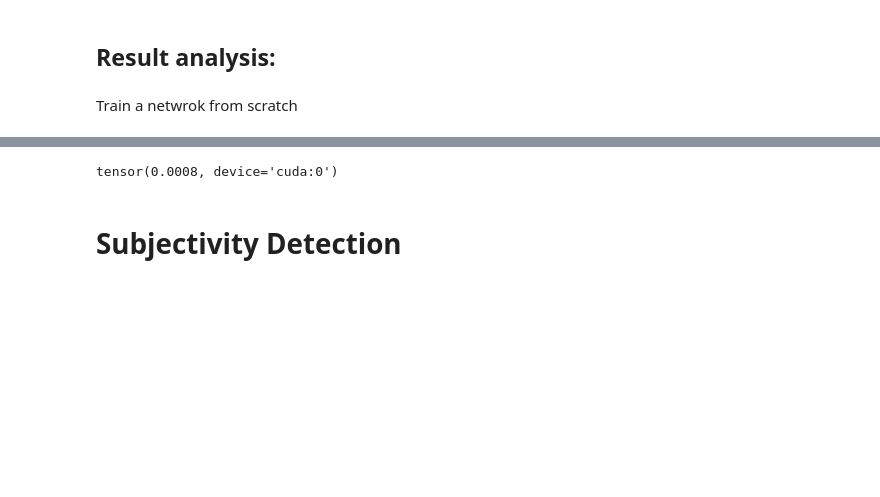
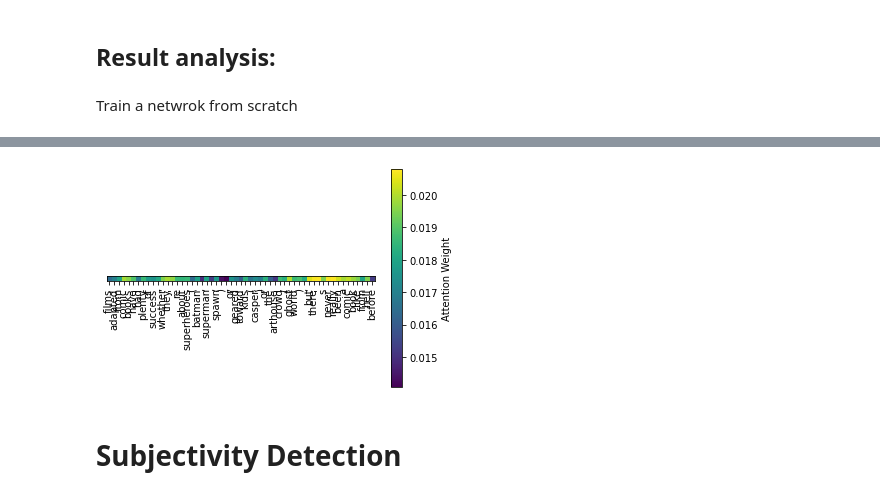
Before and after one commit to Zinni98/Sentiment-analysis-project, a Jupyter notebook: project.ipynb, the cells around one changed output, grey strips where cells are left out. Saved outputs shown, nothing was run; the diff lists cells and outputs as text; code cells hidden in the pictures; blank space fills up the shorter version.

Commit message:
Implemented function to draw attention map

```diff
--- a/project.ipynb
+++ b/project.ipynb
@@ -2728,6 +2742,9 @@ Test loss: 0.02193778248038143
 # %%
 # I can get training instances just to see attention map
-reduced = mr_corpus.get_subset_indexed_corpus([0, 1000])
+# reduced = mr_corpus.get_subset_indexed_corpus([0, 1000])
+some_sentences = mr_pipeline([pos[0]])
+some_sentences = some_sentences[0][:5]
+reduced = indexed_corpus(some_sentences, mr_corpus.vocab)
 reduced_ds = MovieReviewsDataset((reduced[1], reduced[2]))
 reduced_dl = DataLoader(reduced_ds, batch_size = 1, collate_fn = collate, pin_memory = True)
 # %%
@@ -2742,10 +2759,45 @@ with torch.no_grad():
 
     outputs, attention = net(inputs)
     att.append(attention)
-# %%
-torch.min(att[0][0])
-# %% [output]
-tensor(0.0008, device='cuda:0')
+# %%
+import matplotlib.pyplot as plt
+
+def plot_attention(attention, sentence):
+    fig, ax = plt.subplots()
+    im = ax.imshow(attention.reshape(-1,1), cmap='viridis', aspect='auto')
+    ax.set_xticks([])
+    ax.set_yticks(range(len(sentence)))
+    ax.set_yticklabels(sentence)
+    cbar = fig.colorbar(im)
+    cbar.set_label("Attention Weight")
+    plt.show()
+# %%
+def plot_attention(attention, sentence, filename = None):
+  fig, ax = plt.subplots()
+  im = ax.imshow(attention.reshape(-1,1).T, cmap='viridis', aspect='auto', origin='lower')
+  ax.set_yticks(range(len(sentence)))
+  ax.set_yticklabels(sentence)
+  cbar = fig.colorbar(im)
+  cbar.set_label("Attention Weight")
+  ax.set_xticks([])
+  # plt.savefig(filename)
+# %%
+
+def plot_attention(attention, sentence, filename = None):
+  fig, ax = plt.subplots()
+  im = ax.imshow(attention.reshape(-1,1).T, cmap='viridis', aspect='auto', origin='lower')
+  ax.set_xticks(range(len(sentence)))
+  ax.set_xticklabels(sentence, rotation=90)
+  cbar = fig.colorbar(im)
+  cbar.set_label("Attention Weight")
+  ax.set_yticks([])
+  ax.set_aspect("equal")
+  # plt.savefig(filename)
+# %%
+att_arr = att[0][0].cpu().detach().numpy()
+plot_attention(att_arr,reduced[0][0])
+# %% [output]
+[figure, added]
 # %% [markdown]
 # Subjectivity Detection
 # %%
```
Also changed, not shown: parts of 11 cells of this notebook.
